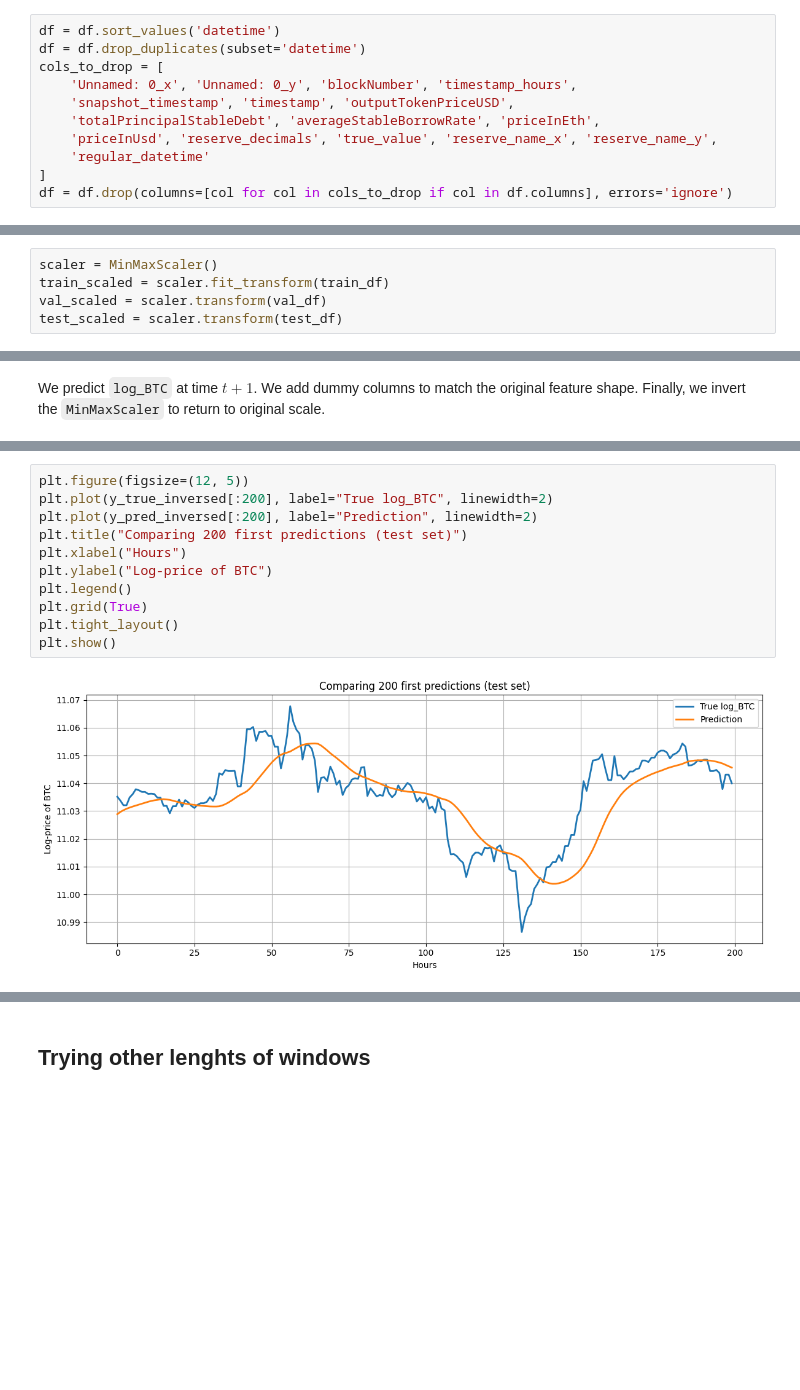
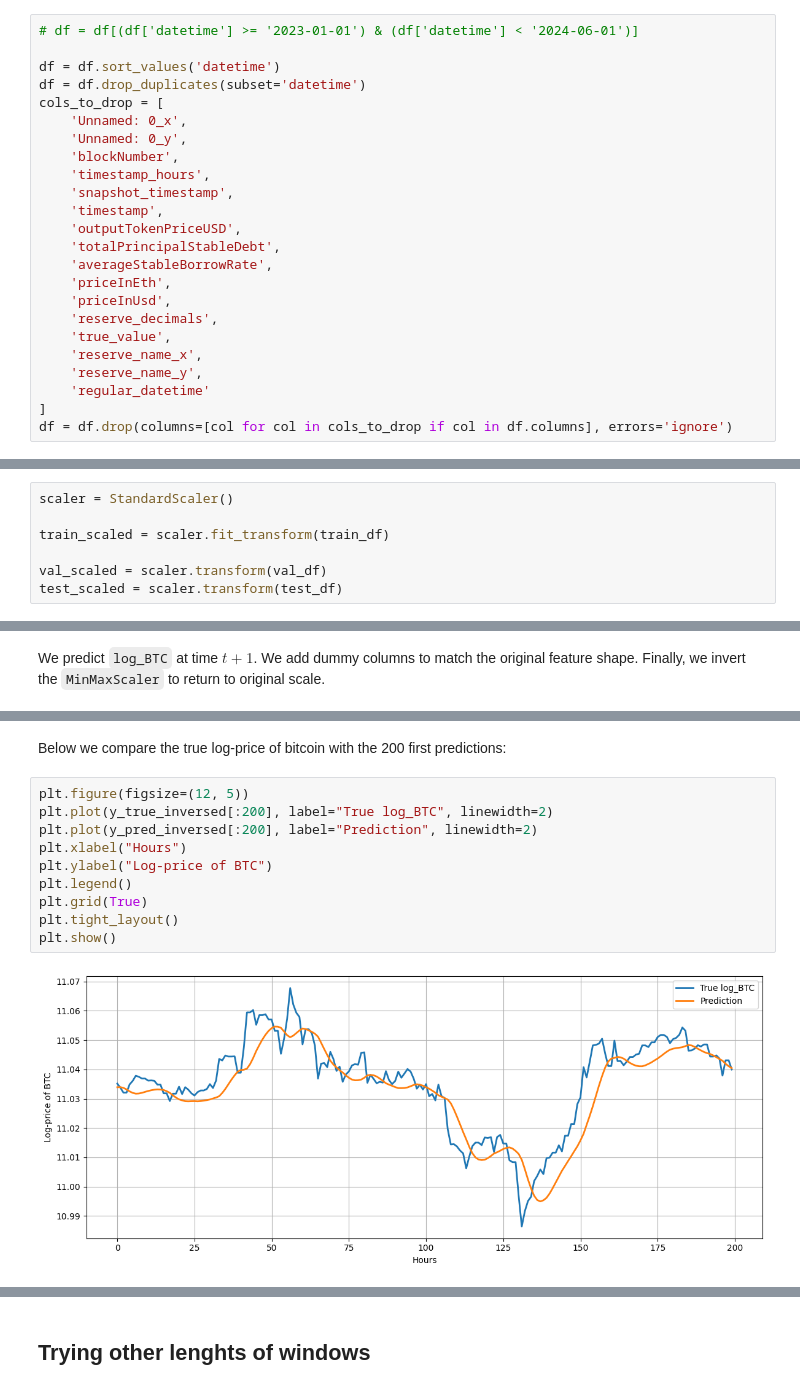
Before and after one commit to yhrd99/BITCOIN-PRICE-FORECASTING, a Jupyter notebook: LSTM_model.ipynb, the cells around one changed output, grey strips where cells are left out. Saved outputs shown, nothing was run; the diff lists cells and outputs as text; blank space fills up the shorter version.

Commit message:
Updated LSTM: we use StandardScaler instead of MinMaxScaler + added a visual for the prediction on the whole test set.

```diff
--- a/LSTM_model.ipynb
+++ b/LSTM_model.ipynb
@@ -28,13 +28,26 @@ df = pd.merge(df_btc_price, df_btc_reserve, left_on='datetime', right_on='regula
 # %% [markdown]
 We sort by date, remove duplicates et uninteresting variables:
 # %%
+# df = df[(df['datetime'] >= '2023-01-01') & (df['datetime'] < '2024-06-01')]
+
 df = df.sort_values('datetime')
 df = df.drop_duplicates(subset='datetime')
 cols_to_drop = [
-    'Unnamed: 0_x', 'Unnamed: 0_y', 'blockNumber', 'timestamp_hours',
-    'snapshot_timestamp', 'timestamp', 'outputTokenPriceUSD',
-    'totalPrincipalStableDebt', 'averageStableBorrowRate', 'priceInEth',
-    'priceInUsd', 'reserve_decimals', 'true_value', 'reserve_name_x', 'reserve_name_y',
+    'Unnamed: 0_x',
+    'Unnamed: 0_y',
+    'blockNumber',
+    'timestamp_hours',
+    'snapshot_timestamp',
+    'timestamp',
+    'outputTokenPriceUSD',
+    'totalPrincipalStableDebt',
+    'averageStableBorrowRate',
+    'priceInEth',
+    'priceInUsd',
+    'reserve_decimals',
+    'true_value',
+    'reserve_name_x',
+    'reserve_name_y',
     'regular_datetime'
 ]
 df = df.drop(columns=[col for col in cols_to_drop if col in df.columns], errors='ignore')
@@ -91,6 +107,8 @@ We normalize the features (otherwise the large-scale features would dominate the
 # %%
-scaler = MinMaxScaler()
+scaler = StandardScaler()
+
 train_scaled = scaler.fit_transform(train_df)
+
 val_scaled = scaler.transform(val_df)
 test_scaled = scaler.transform(test_df)
 # %% [markdown]
@@ -220,13 +238,14 @@ R² : 0.9452
+# %% [markdown]
+Below we compare the true log-price of bitcoin with the 200 first predictions:
 # %%
 plt.figure(figsize=(12, 5))
 plt.plot(y_true_inversed[:200], label="True log_BTC", linewidth=2)
 plt.plot(y_pred_inversed[:200], label="Prediction", linewidth=2)
-plt.title("Comparing 200 first predictions (test set)")
 plt.xlabel("Hours")
 plt.ylabel("Log-price of BTC")
 plt.legend()
 plt.grid(True)
 plt.tight_layout()
 plt.show()
 # %% [output]
-[figure, old version]
+[figure, new version]
```
Also changed, not shown: parts of 12 cells of this notebook.
